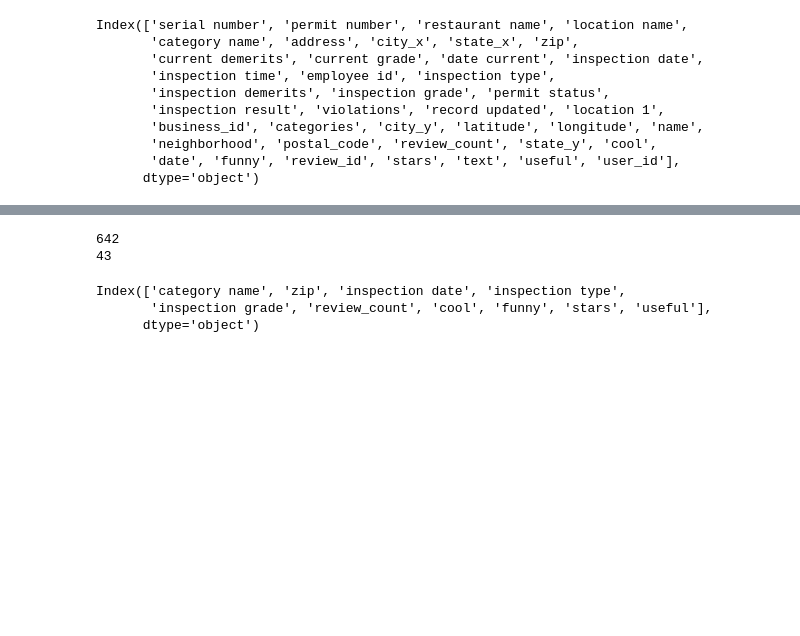
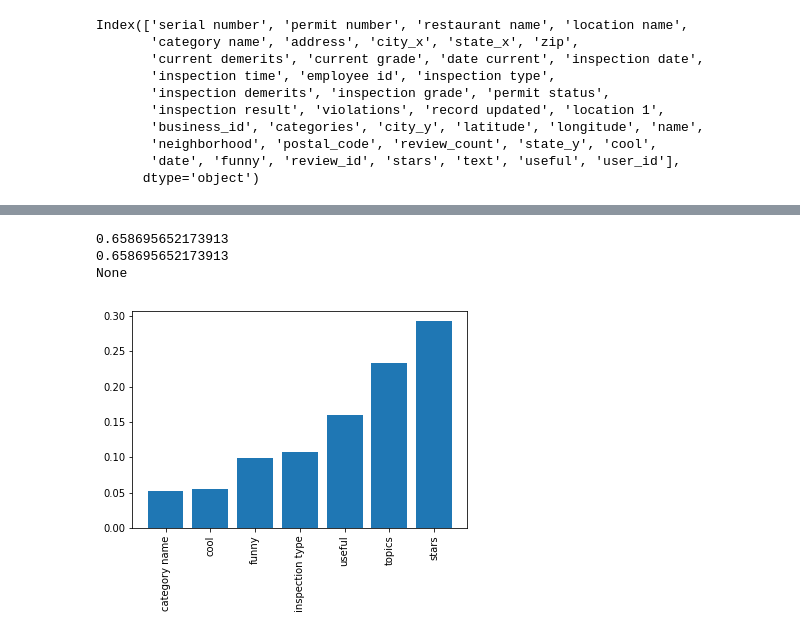
Before and after one commit to shreyasckdn/salsa_sauce, a Jupyter notebook: yelp-restaurant.ipynb, the cells around one changed output, grey strips where cells are left out. Drawn from its saved outputs; the diff is of its cells as text; code cells hidden in the pictures; blank space fills up the shorter version.

```diff
--- a/yelp-restaurant.ipynb
+++ b/yelp-restaurant.ipynb
@@ -227,7 +371,12 @@ Index(['serial number', 'permit number', 'restaurant name', 'location name',
+# %%
+x_test.loc[:,'topics'] = x_test.\
+apply(lambda row: max(lda_model_tfidf[dictionary.doc2bow(preprocess(row['text']))],\
+                      key = lambda item:item[1])[0], axis = 1)
 # %%
 def get_max_rows(df, gp, max_feat):
     B_maxes = df.groupby(gp)[max_feat].transform(max)
     return df[df[max_feat] == B_maxes]
 
-oldest = get_max_rows(new_merged, ['business_id', 'inspection date'], 'inspection time')
+latest = get_max_rows(x_train, ['business_id', 'inspection date'], 'inspection time')
+final = get_max_rows(latest, ['business_id', 'inspection date'], 'review_id')
 # %%
@@ -258,8 +400,5 @@ permit status is the same as inspection grade
 # %%
-# first_model['inspection date'] = first_model.apply(lambda row: row['inspection date'].timestamp(), axis = 1 )
-first_model['inspection type'] = pd.factorize(first_model['inspection type'])[0]
-
-# first_model['permit status'] = pd.factorize(first_model['permit status'])[0]
-
-first_model['category name'] = pd.factorize(first_model['category name'])[0]
-first_model['inspection grade'] = pd.factorize(first_model['inspection grade'])[0]
+final['inspection type'] = pd.factorize(final['inspection type'])[0]
+# final['neighborhood'] = pd.factorize(final['neighborhood'])[0]
+final['category name'] = pd.factorize(final['category name'])[0]
+final['inspection grade'] = pd.factorize(final['inspection grade'])[0]
@@ -283,0 +457,9 @@ Name: inspection grade, dtype: int64
+# %%
+latest2 = get_max_rows(x_test, ['business_id', 'inspection date'], 'inspection time')
+final2 = get_max_rows(latest2, ['business_id', 'inspection date'], 'review_id')
+final2['inspection type'] = pd.factorize(final2['inspection type'])[0]
+
+# first_model['permit status'] = pd.factorize(first_model['permit status'])[0]
+# final2['neighborhood'] = pd.factorize(final2['neighborhood'])[0]
+final2['category name'] = pd.factorize(final2['category name'])[0]
+final2['inspection grade'] = pd.factorize(final2['inspection grade'])[0]
@@ -283,0 +481,22 @@ Name: inspection grade, dtype: int64
+# %%
+import numpy as np
+from collections import Counter
+from sklearn.metrics import accuracy_score
+import matplotlib.pyplot as plt
+acc = clf.predict(final2.drop(model_drop, axis = 1)) ==  np.array(final2['inspection grade'])
+print(Counter(acc)[True] / (Counter(acc)[True] + Counter(acc)[False]))
+feat_dict = dict(zip(x_train.drop(model_drop,axis = 1).columns,clf.feature_importances_))
+features = pd.DataFrame(pd.Series(feat_dict),columns=['feature_importance'])
+sortd= features.sort_values(by=['feature_importance'])
+sortd
+
+plt.bar(range(len(sortd)), sortd['feature_importance'], align='center')
+plt.xticks(range(len(sortd)), sortd.index,rotation = 'vertical')
+
+sortd
+print(print(accuracy_score(clf.predict(final2.drop(model_drop, axis = 1)),final2['inspection grade'])))
+# %% [output]
+0.658695652173913
+0.658695652173913
+None
+[figure, added]
@@ -284,21 +512,12 @@ Name: inspection grade, dtype: int64
 # %%
-truth_count = 0
-false_count = 0
-for i in range(len(preds)):
-    if preds[i] == y_test.iloc[i]:
-        truth_count+=1
-    else:
-        false_count+=1
+# truth_count = 0
+# false_count = 0
+# for i in range(len(preds)):
+#     if preds[i] == y_test.iloc[i]:
+#         truth_count+=1
+#     else:
+#         false_count+=1
 
 
-print(truth_count)
-print(false_count)
+# print(truth_count)
+# print(false_count)
-# %% [output]
-642
-43
-# %%
-first_model['inspection grade'].value_counts()
-# %% [output]
-Index(['category name', 'zip', 'inspection date', 'inspection type',
-       'inspection grade', 'review_count', 'cool', 'funny', 'stars', 'useful'],
-      dtype='object')
```
Also changed, not shown: parts of 39 cells of this notebook, 1 other file.
